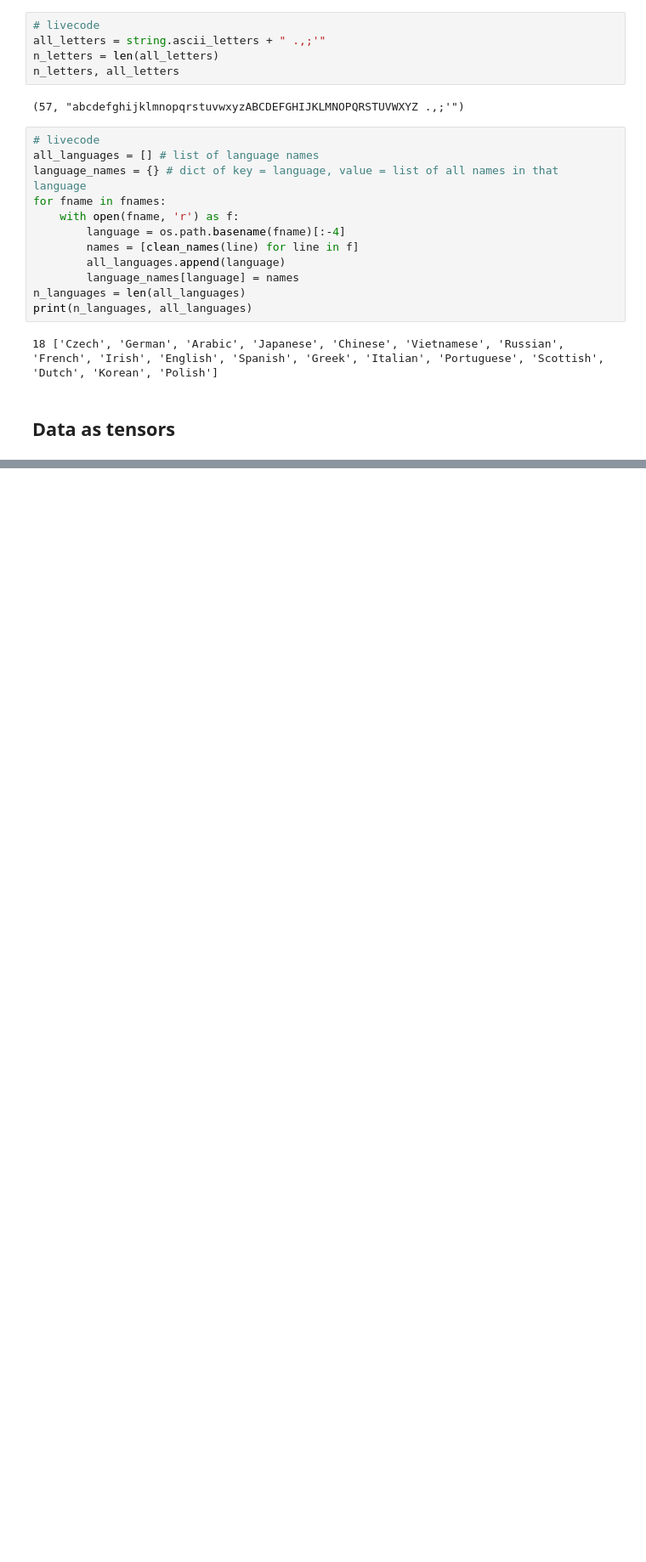
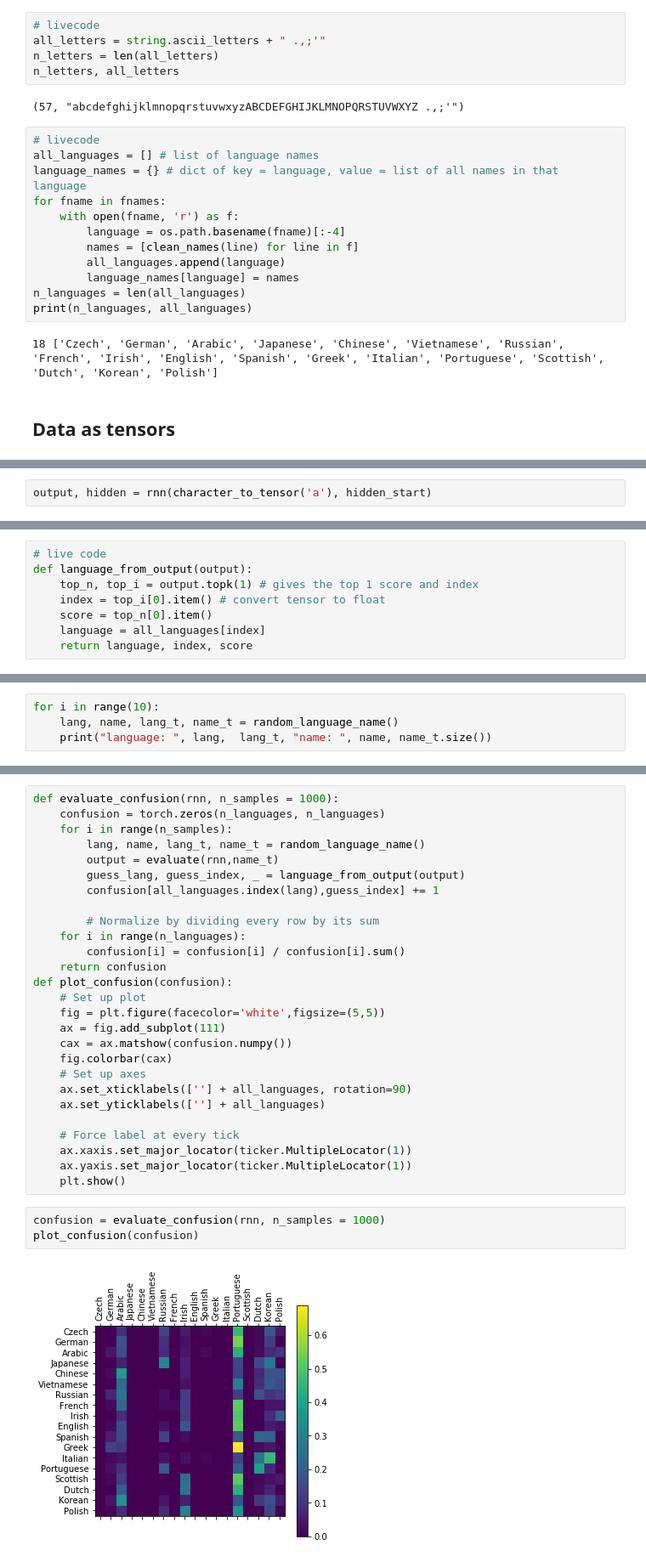
Before and after one commit to leobrowning92/char-rnn-workshop, a Jupyter notebook: char_rnn_clasifyer.ipynb, the cells around one changed output, grey strips where cells are left out. Shown: that part at 85% size. Saved outputs shown, nothing was run; the diff lists cells and outputs as text; blank space fills up the shorter version.

```diff
--- a/char_rnn_clasifyer.ipynb
+++ b/char_rnn_clasifyer.ipynb
@@ -112,0 +183,2 @@ def letter_to_tensor(l)
+# %%
+output, hidden = rnn(character_to_tensor('a'), hidden_start)
@@ -112,0 +202,8 @@ def letter_to_tensor(l)
+# %%
+# live code
+def language_from_output(output):
+    top_n, top_i = output.topk(1) # gives the top 1 score and index
+    index = top_i[0].item() # convert tensor to float
+    score = top_n[0].item()
+    language = all_languages[index]
+    return language, index, score
@@ -112,0 +249,4 @@ def letter_to_tensor(l)
+# %%
+for i in range(10):
+    lang, name, lang_t, name_t = random_language_name()
+    print("language: ", lang,  lang_t, "name: ", name, name_t.size())
@@ -112,0 +266,32 @@ def letter_to_tensor(l)
+# %%
+def evaluate_confusion(rnn, n_samples = 1000):
+    confusion = torch.zeros(n_languages, n_languages)
+    for i in range(n_samples):
+        lang, name, lang_t, name_t = random_language_name()
+        output = evaluate(rnn,name_t)
+        guess_lang, guess_index, _ = language_from_output(output)
+        confusion[all_languages.index(lang),guess_index] += 1
+
+        # Normalize by dividing every row by its sum
+    for i in range(n_languages):
+        confusion[i] = confusion[i] / confusion[i].sum()
+    return confusion
+def plot_confusion(confusion):
+    # Set up plot
+    fig = plt.figure(facecolor='white',figsize=(5,5))
+    ax = fig.add_subplot(111)
+    cax = ax.matshow(confusion.numpy())
+    fig.colorbar(cax)
+    # Set up axes
+    ax.set_xticklabels([''] + all_languages, rotation=90)
+    ax.set_yticklabels([''] + all_languages)
+
+    # Force label at every tick
+    ax.xaxis.set_major_locator(ticker.MultipleLocator(1))
+    ax.yaxis.set_major_locator(ticker.MultipleLocator(1))
+    plt.show()
+# %%
+confusion = evaluate_confusion(rnn, n_samples = 1000)
+plot_confusion(confusion)
+# %% [output]
+[figure, added]
```
Also changed, not shown: parts of 25 cells of this notebook, 1 other file.
